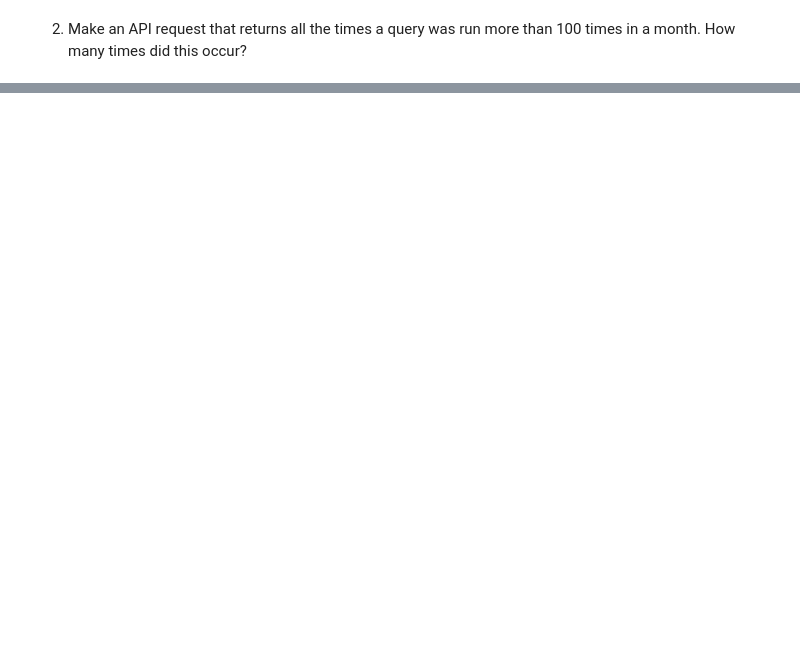
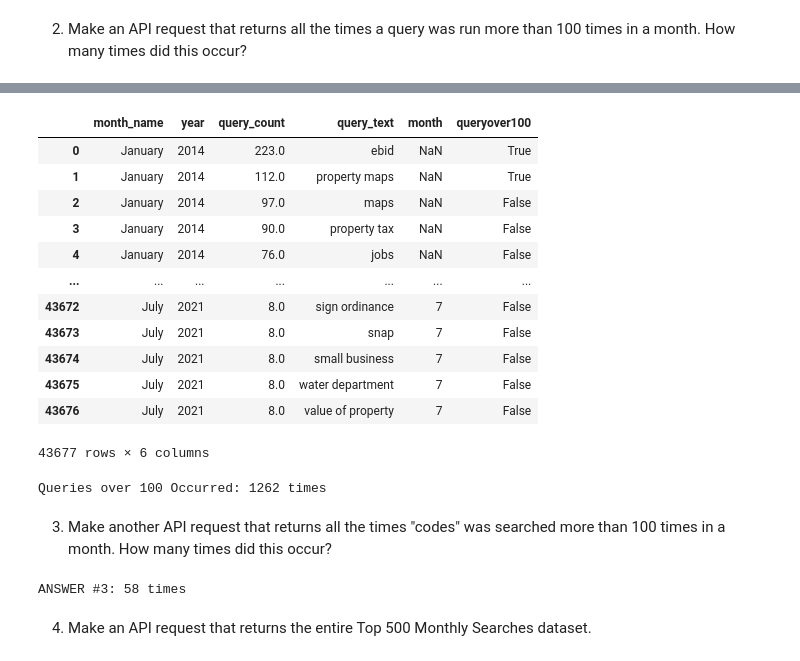
Before and after one commit to NSS-Data-Analytics-Cohort-10/api-HTMIV, a Jupyter notebook: notebooks/APIs.ipynb, the cells around one changed output, grey strips where cells are left out. Cells and saved outputs as stored; diff of their text form; code cells hidden in the pictures; blank space fills up the shorter version.

```diff
--- a/notebooks/APIs.ipynb
+++ b/notebooks/APIs.ipynb
@@ -55,0 +54,6 @@ Occurred 56 times
+# %%
+endpointtm = 'https://data.nashville.gov/resource/fuaa-r5cm.json?$limit=48000'
+responsetm = requests.get(endpointtm)
+restm = responsetm.json()
+queryhundred = pd.DataFrame(restm)
+queryhundred['query_text'].dtypes
@@ -55,0 +80,4 @@ Occurred 56 times
+# %%
+hundredquery = queryhundred
+hundredquery['query_count'] = pd.to_numeric(hundredquery['query_count'])
+hundredquery
@@ -55,0 +98,38 @@ Occurred 56 times
+# %%
+def queryover100 (query_count):
+    if query_count > 100 :
+        return 'True'
+    else:
+        return 'False'
+hundredquery['queryover100'] = hundredquery['query_count'].apply(queryover100)
+hundredquery
+# %% [output]
+|  | month_name | year | query_count | query_text | month | queryover100 |
+| 0 | January | 2014 | 223.0 | ebid | NaN | True |
+| 1 | January | 2014 | 112.0 | property maps | NaN | True |
+| 2 | January | 2014 | 97.0 | maps | NaN | False |
+| 3 | January | 2014 | 90.0 | property tax | NaN | False |
+| 4 | January | 2014 | 76.0 | jobs | NaN | False |
+| ... | ... | ... | ... | ... | ... | ... |
+| 43672 | July | 2021 | 8.0 | sign ordinance | 7 | False |
+| 43673 | July | 2021 | 8.0 | snap | 7 | False |
+| 43674 | July | 2021 | 8.0 | small business | 7 | False |
+| 43675 | July | 2021 | 8.0 | water department | 7 | False |
+| 43676 | July | 2021 | 8.0 | value of property | 7 | False |
+43677 rows × 6 columns
+# %%
+onehundredqueries = hundredquery.loc[hundredquery['queryover100'] =='True']
+print('Queries over 100 Occurred:'+' '+str(len(onehundredqueries))+' times')
+# %% [output]
+Queries over 100 Occurred: 1262 times
+# %% [markdown]
+3. Make another API request that returns all the times "codes" was searched more than 100 times in a month. How many times did this occur?
+# %%
+endpointtom = 'https://data.nashville.gov/resource/fuaa-r5cm.json?$query=select * where UPPER(query_text) like "%CODES%" and query_count >100'
+response = requests.get(endpointtom)
+restom = response.json()
+print('ANSWER #3:'+' '+str(len(restom))+' times')
+# %% [output]
+ANSWER #3: 58 times
+# %% [markdown]
+4. Make an API request that returns the entire Top 500 Monthly Searches dataset.
```
Also changed, not shown: parts of 22 cells of this notebook.
